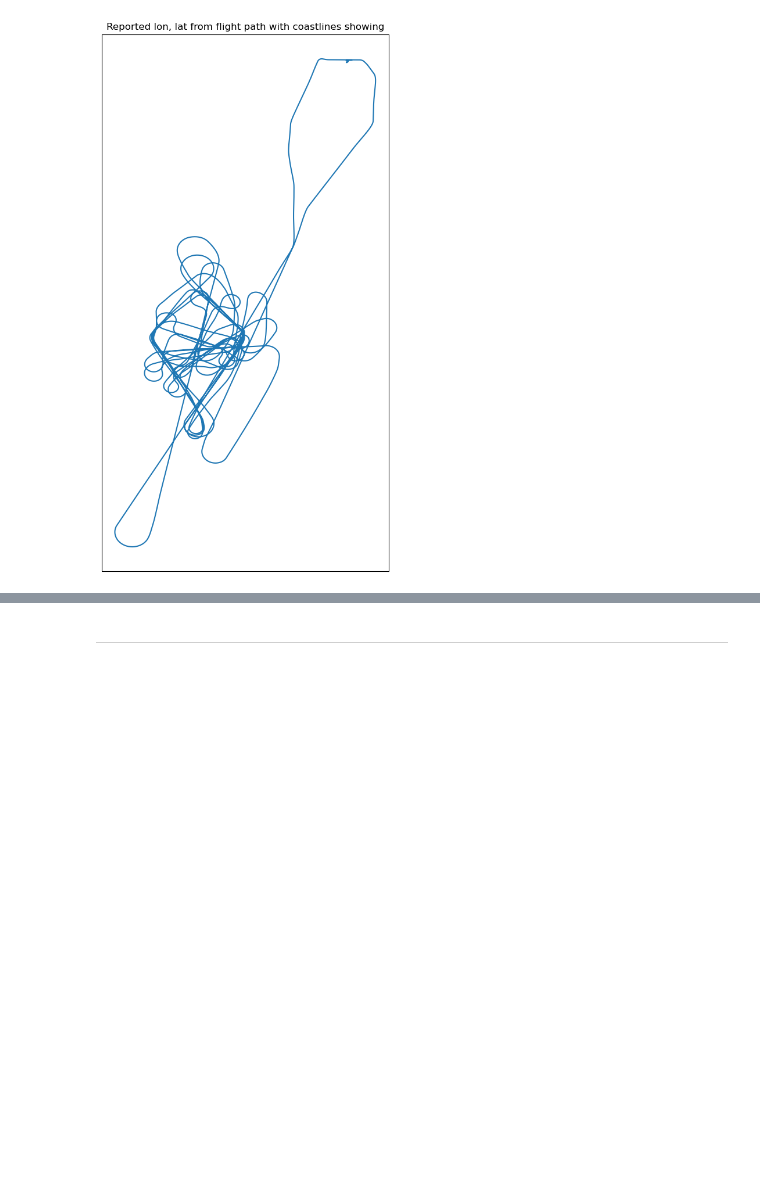
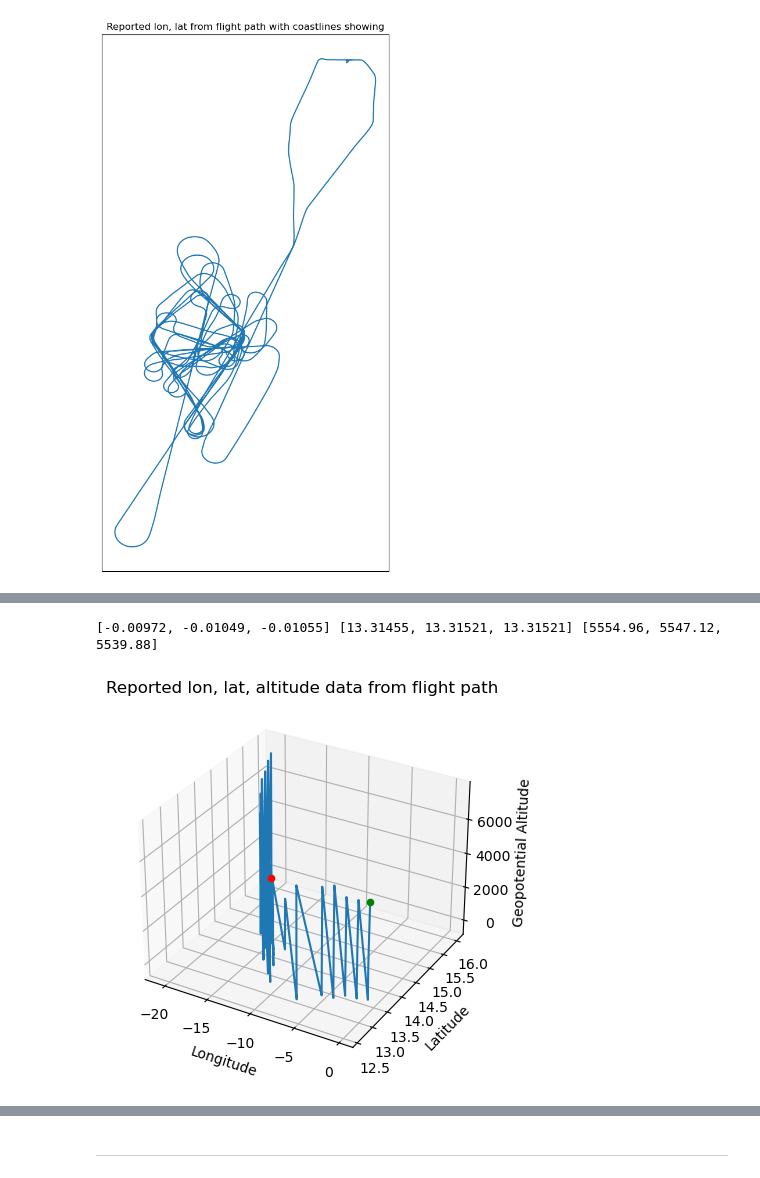
Before and after one commit to informatics-lab/spaceapps-2022-mo-bootcamp, a Jupyter notebook: 03_aircraft_data.ipynb, the cells around one changed output, grey strips where cells are left out. Drawn from its saved outputs; the diff is of its cells as text; code cells hidden in the pictures; blank space fills up the shorter version.

```diff
--- a/03_aircraft_data.ipynb
+++ b/03_aircraft_data.ipynb
@@ -273,0 +504,14 @@ axes.coastlines()  # show maplines
+# %%
+# set the bad data to NaN
+error_flag_var_boolean = plane_pos.columns.str.contains('error flag')
+df_error_flags = plane_pos.loc[:, error_flag_var_boolean]
+good_data_mask = ((df_error_flags=='2') | (df_error_flags=='3'))
+flag_to_data = np.concatenate((error_flag_var_boolean[1:], [False]))
+df_data = plane_pos.loc[:, flag_to_data]
+df_data.apply(pd.to_numeric)
+good_data_mask.columns = df_data.columns
+nan_df = df_data.mask(good_data_mask, other=np.NaN)
+nan_cols = nan_df.columns
+plane_pos = plane_pos.copy()
+plane_pos.loc[:,nan_cols] = nan_df
+plane_pos
@@ -273,0 +532,5 @@ axes.coastlines()  # show maplines
+# %%
+# if all of the values are NaN, drop the data
+values_on_a_col = plane_pos['Geopotential altitude(m)'].notna() | plane_pos['GPS latitude(deg)'].notna() | plane_pos['gps longitude(deg)'].notna()
+plane_pos = plane_pos[values_on_a_col]
+plane_pos
@@ -273,0 +551,4 @@ axes.coastlines()  # show maplines
+# %%
+# have a look to see if data is feasibly plotted where all three values exist
+plane_pos_hard_constraint = plane_pos.dropna()
+plane_pos_hard_constraint
@@ -273,0 +569,22 @@ axes.coastlines()  # show maplines
+# %%
+lon_vals = list(map(float, plane_pos_hard_constraint['gps longitude(deg)']))
+lat_vals = list(map(float, plane_pos_hard_constraint['GPS latitude(deg)']))
+alt_vals = list(map(float, plane_pos_hard_constraint['Geopotential altitude(m)']))
+# %%
+print(lon_vals[0:3], lat_vals[0:3], alt_vals[0:3])
+# %% [output]
+[-0.00972, -0.01049, -0.01055] [13.31455, 13.31521, 13.31521] [5554.96, 5547.12, 5539.88]
+# %%
+fig = plt.figure()
+ax = fig.add_subplot(projection='3d')
+ax.plot(lon_vals, lat_vals, alt_vals)
+ax.scatter(lon_vals[0], lat_vals[0], alt_vals[0], c='Green', label='Start')
+ax.scatter(lon_vals[-1], lat_vals[-1], alt_vals[-1], c='Red', label='Stop')
+ax.set_xlabel('Longitude')
+ax.set_ylabel('Latitude')
+ax.set_zlabel('Geopotential Altitude')
+plt.title('Reported lon, lat, altitude data from flight path')
+
+plt.show()
+# %% [output]
+[figure, added]
```
Also changed, not shown: parts of 22 cells of this notebook, 1 other file.
